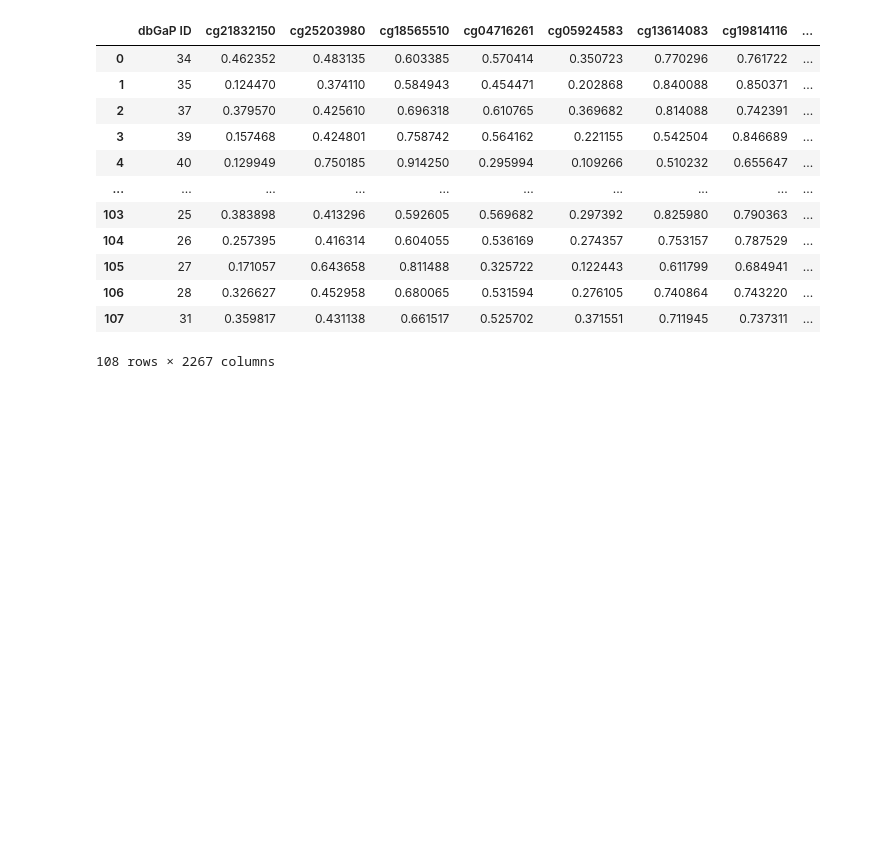
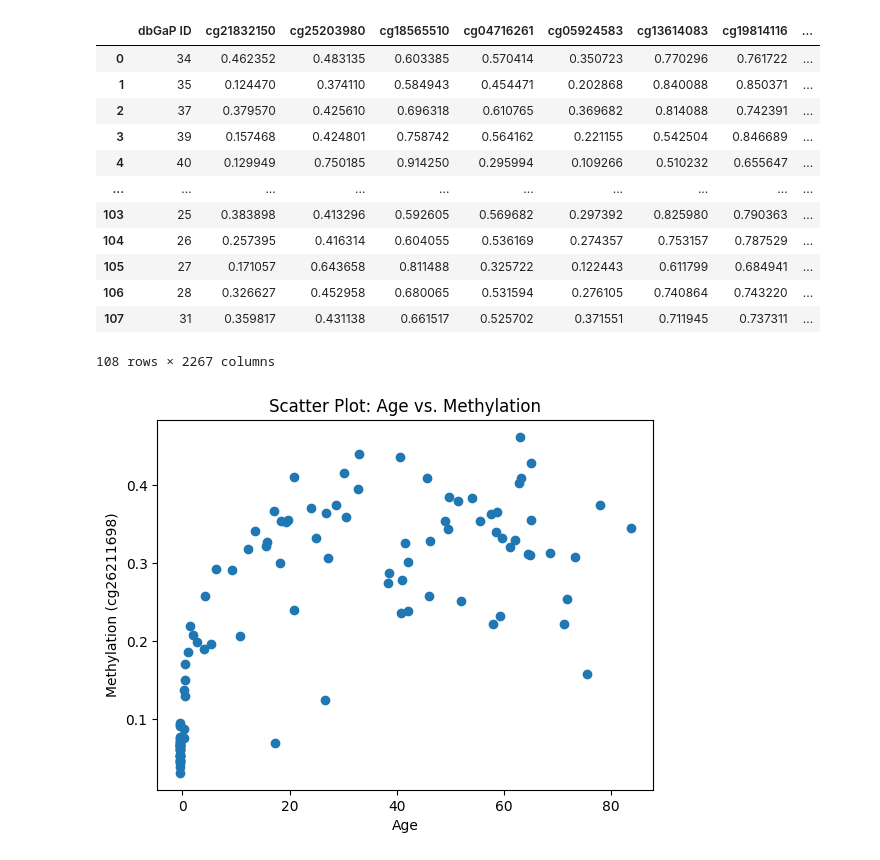
Before and after one commit to ajits-github/Machine_Learning_In_Bioinformatics, a Jupyter notebook: Machine_Learning_in_Bioinformatics.ipynb, the cells around one changed output. Cells and saved outputs as stored; diff of their text form; code cells hidden in the pictures; blank space fills up the shorter version.

```diff
--- a/Machine_Learning_in_Bioinformatics.ipynb
+++ b/Machine_Learning_in_Bioinformatics.ipynb
@@ -246,0 +250,9 @@ merged_df
+# %%
+# Scatter plot for a specific CpG site and age
+plt.scatter(merged_df['Age'], merged_df['cg21832150'])
+plt.xlabel('Age')
+plt.ylabel('Methylation (cg26211698)')
+plt.title('Scatter Plot: Age vs. Methylation')
+plt.show()
+# %% [output]
+[figure, added]
```
Also changed, not shown: parts of 6 cells of this notebook.
